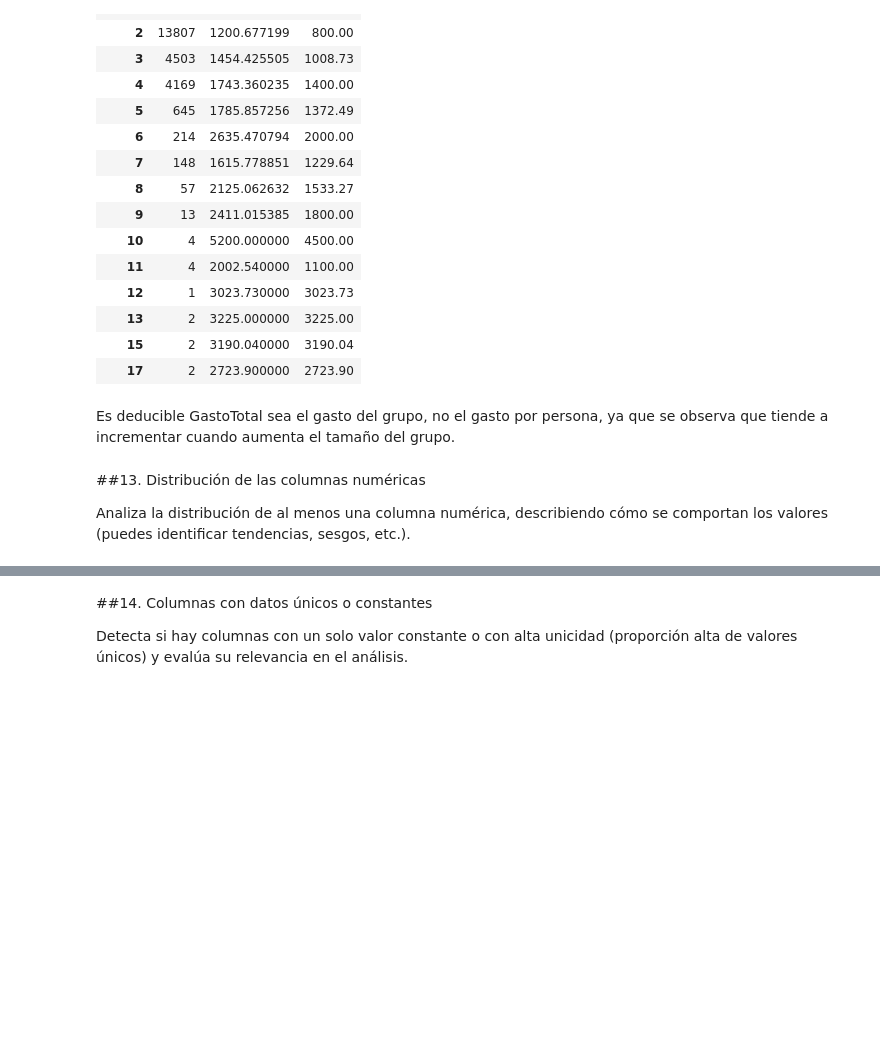
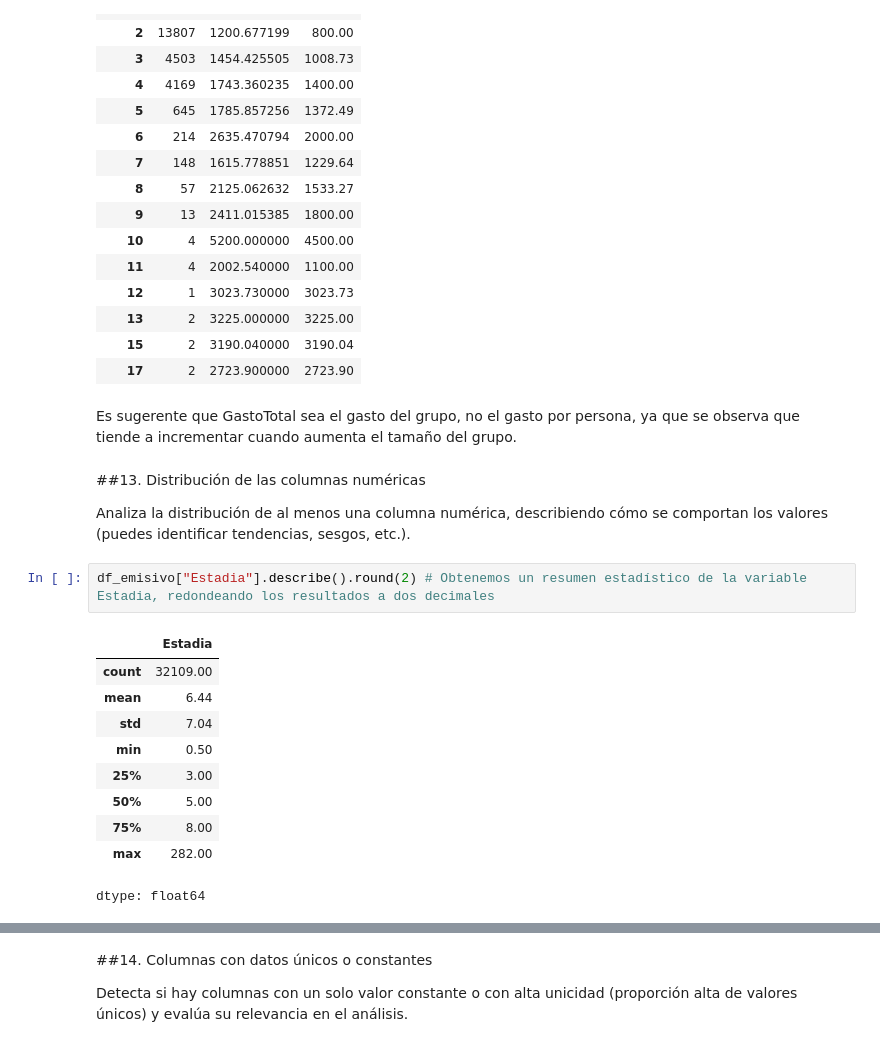
Before and after one commit to ignacionachorodriguez/entrega1-turismo, a Jupyter notebook: entrega1.ipynb, the cells around one changed output, grey strips where cells are left out. Cells and saved outputs as stored; diff of their text form; blank space fills up the shorter version.

```diff
--- a/entrega1.ipynb
+++ b/entrega1.ipynb
@@ -471,8 +471,21 @@ df_emisivo.groupby("Gente")["GastoTotal"].agg(["count", "mean", "median"]) # Agr
 | 15 | 2 | 3190.040000 | 3190.04 |
 | 17 | 2 | 2723.900000 | 2723.90 |
 # %% [markdown]
-Es deducible GastoTotal sea el gasto del grupo, no el gasto por persona, ya que se observa que tiende a incrementar cuando aumenta el tamaño del grupo.
+Es sugerente que GastoTotal sea el gasto del grupo, no el gasto por persona, ya que se observa que tiende a incrementar cuando aumenta el tamaño del grupo.
 # %% [markdown]
 ##13. Distribución de las columnas numéricas
 
 Analiza la distribución de al menos una columna numérica, describiendo cómo se comportan los valores (puedes identificar tendencias, sesgos, etc.).
+# %%
+df_emisivo["Estadia"].describe().round(2) # Obtenemos un resumen estadístico de la variable Estadia, redondeando los resultados a dos decimales
+# %% [output]
+|  | Estadia |
+| count | 32109.00 |
+| mean | 6.44 |
+| std | 7.04 |
+| min | 0.50 |
+| 25% | 3.00 |
+| 50% | 5.00 |
+| 75% | 8.00 |
+| max | 282.00 |
+dtype: float64
```
Also changed, not shown: parts of 7 cells of this notebook.
